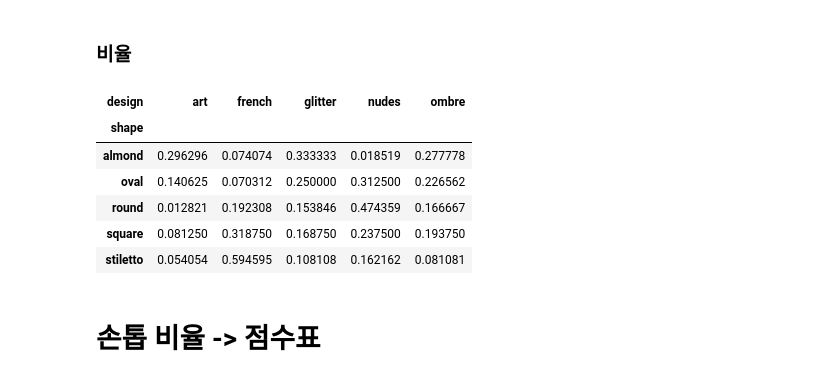
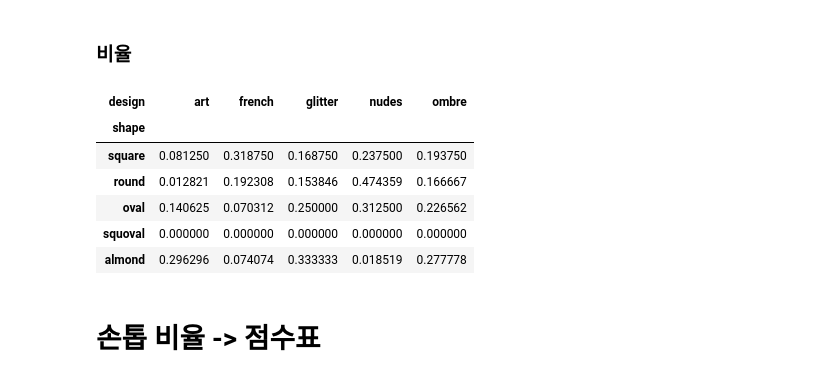
Before and after one commit to jihwanhuh/nail-recommend, a Jupyter notebook: nail_rlue/04_keyword-analysis.ipynb, the cells around one changed output. Drawn from its saved outputs; the diff is of its cells as text; code cells hidden in the pictures.

```diff
--- a/nail_rlue/04_keyword-analysis.ipynb
+++ b/nail_rlue/04_keyword-analysis.ipynb
@@ -29,7 +29,7 @@ df_area = load_csv(area_path)
 
 # 3) 전처리
 # 유지할 5가지 네일 쉐입
-shapes = ["square", "round", "oval", "almond", "stiletto"]
+shapes = ["square", "round", "oval", "almond", "squoval"] # stiletto -> squoval 제외
 
 # 길이 짧은/중간/긴 값만 남김
 df_len = df_len[~df_len["길이"].isin(["보편적"])]
@@ -136,11 +136,14 @@ shape_keywords = {
     "almond": [
         "almond", "아몬드", "아몬드쉐입", "아몬드형"
     ],
-    "stiletto": [
-        "stiletto", "스틸레토", "스틸레또",
-        "뾰족", "뾰족한", "포인티드", "포인트네일",
-        "포인트 쉐입", "포인티드네일"
+    "squoval": [
+        "squoval", "스퀘어오벌", "스퀘어 오벌", "스쿠오벌", "스퀘어오발", "스퀘어 오발", "스쿠오발"
     ],
+    # "stiletto": [
+    #     "stiletto", "스틸레토", "스틸레또",
+    #     "뾰족", "뾰족한", "포인티드", "포인트네일",
+    #     "포인트 쉐입", "포인티드네일"
+    # ],
 }
 # %% [markdown]
 ### 네일 디자인 분류 정의
@@ -513,15 +519,20 @@ plt.show()
 # %%
 ratio_all = pivot_all.div(pivot_all.sum(axis=1), axis=0).fillna(0)
 
+for s in ["square", "round", "oval", "squoval", "almond"]:
+    if s not in ratio_all.index:
+        ratio_all.loc[s] = 0.0
+ratio_all = ratio_all.loc[["square","round","oval","squoval","almond"]]
+
 ratio_all
 # %% [output]
 | design | art | french | glitter | nudes | ombre |
 | shape |  |  |  |  |  |
+| square | 0.081250 | 0.318750 | 0.168750 | 0.237500 | 0.193750 |
+| round | 0.012821 | 0.192308 | 0.153846 | 0.474359 | 0.166667 |
+| oval | 0.140625 | 0.070312 | 0.250000 | 0.312500 | 0.226562 |
+| squoval | 0.000000 | 0.000000 | 0.000000 | 0.000000 | 0.000000 |
 | almond | 0.296296 | 0.074074 | 0.333333 | 0.018519 | 0.277778 |
-| oval | 0.140625 | 0.070312 | 0.250000 | 0.312500 | 0.226562 |
-| round | 0.012821 | 0.192308 | 0.153846 | 0.474359 | 0.166667 |
-| square | 0.081250 | 0.318750 | 0.168750 | 0.237500 | 0.193750 |
-| stiletto | 0.054054 | 0.594595 | 0.108108 | 0.162162 | 0.081081 |
 # %% [markdown]
 # 손톱 비율 -> 점수표
 # %% [markdown]
```
Also changed, not shown: parts of 8 cells of this notebook, 1 other file.
